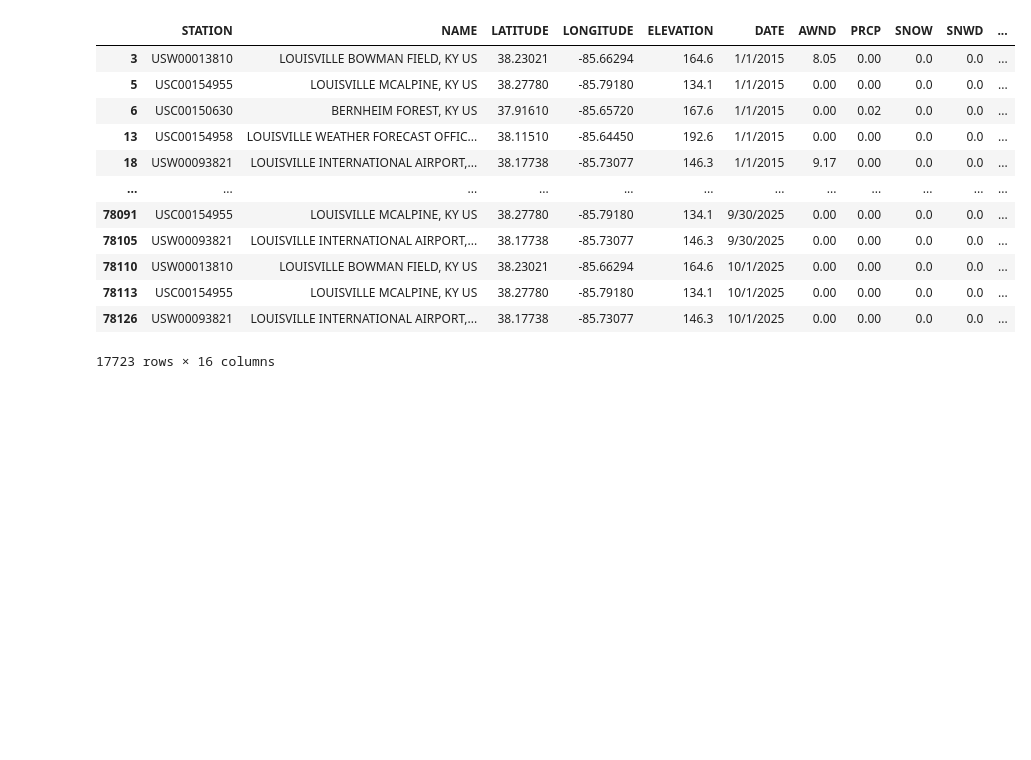
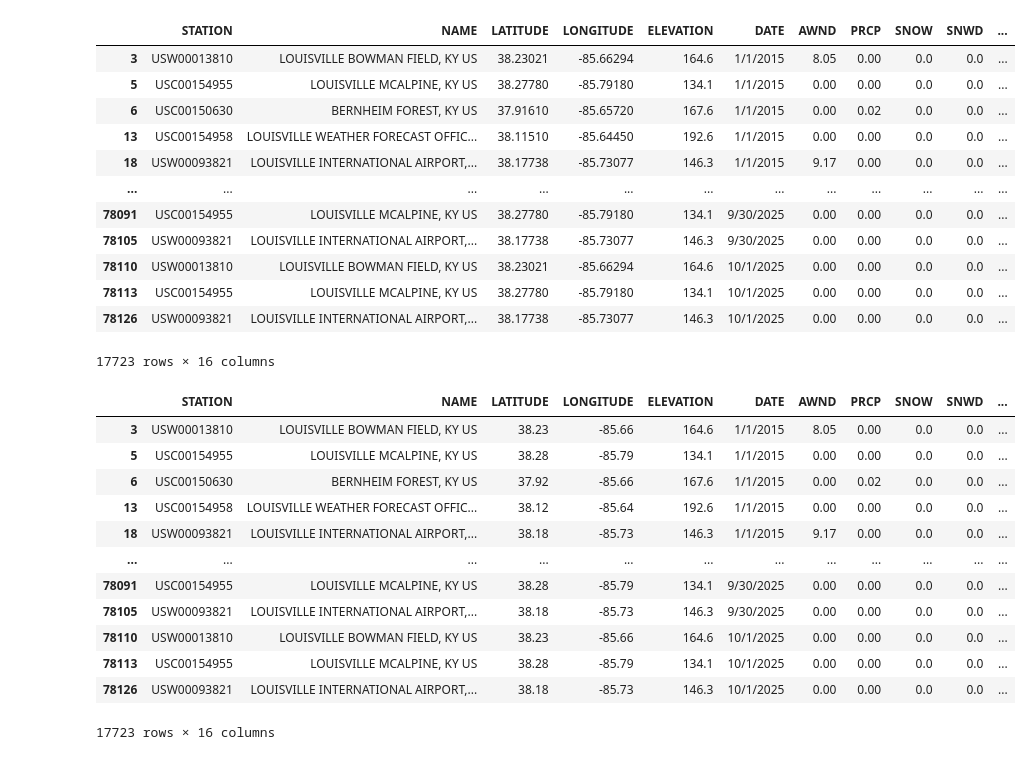
Before and after one commit to eugeniaduke/Is_Tornado_Activity_Increasing, a Jupyter notebook: Notebooks/data_cleaning_weather.ipynb, the cells around one changed output. Saved outputs shown, nothing was run; the diff lists cells and outputs as text; code cells hidden in the pictures; blank space fills up the shorter version.

```diff
--- a/Notebooks/data_cleaning_weather.ipynb
+++ b/Notebooks/data_cleaning_weather.ipynb
@@ -129,3 +133,20 @@ weather_detail_df
 | 78113 | USC00154955 | LOUISVILLE MCALPINE, KY US | 38.27780 | -85.79180 | 134.1 | 10/1/2025 | 0.00 | 0.00 | 0.0 | 0.0 | ... |
 | 78126 | USW00093821 | LOUISVILLE INTERNATIONAL AIRPORT,... | 38.17738 | -85.73077 | 146.3 | 10/1/2025 | 0.00 | 0.00 | 0.0 | 0.0 | ... |
 17723 rows × 16 columns
+# %%
+weather_detail_df[['LATITUDE','LONGITUDE']] = weather_detail_df[['LATITUDE','LONGITUDE']].round(2)
+weather_detail_df
+# %% [output]
+|  | STATION | NAME | LATITUDE | LONGITUDE | ELEVATION | DATE | AWND | PRCP | SNOW | SNWD | ... |
+| 3 | USW00013810 | LOUISVILLE BOWMAN FIELD, KY US | 38.23 | -85.66 | 164.6 | 1/1/2015 | 8.05 | 0.00 | 0.0 | 0.0 | ... |
+| 5 | USC00154955 | LOUISVILLE MCALPINE, KY US | 38.28 | -85.79 | 134.1 | 1/1/2015 | 0.00 | 0.00 | 0.0 | 0.0 | ... |
+| 6 | USC00150630 | BERNHEIM FOREST, KY US | 37.92 | -85.66 | 167.6 | 1/1/2015 | 0.00 | 0.02 | 0.0 | 0.0 | ... |
+| 13 | USC00154958 | LOUISVILLE WEATHER FORECAST OFFIC... | 38.12 | -85.64 | 192.6 | 1/1/2015 | 0.00 | 0.00 | 0.0 | 0.0 | ... |
+| 18 | USW00093821 | LOUISVILLE INTERNATIONAL AIRPORT,... | 38.18 | -85.73 | 146.3 | 1/1/2015 | 9.17 | 0.00 | 0.0 | 0.0 | ... |
+| ... | ... | ... | ... | ... | ... | ... | ... | ... | ... | ... | ... |
+| 78091 | USC00154955 | LOUISVILLE MCALPINE, KY US | 38.28 | -85.79 | 134.1 | 9/30/2025 | 0.00 | 0.00 | 0.0 | 0.0 | ... |
+| 78105 | USW00093821 | LOUISVILLE INTERNATIONAL AIRPORT,... | 38.18 | -85.73 | 146.3 | 9/30/2025 | 0.00 | 0.00 | 0.0 | 0.0 | ... |
+| 78110 | USW00013810 | LOUISVILLE BOWMAN FIELD, KY US | 38.23 | -85.66 | 164.6 | 10/1/2025 | 0.00 | 0.00 | 0.0 | 0.0 | ... |
+| 78113 | USC00154955 | LOUISVILLE MCALPINE, KY US | 38.28 | -85.79 | 134.1 | 10/1/2025 | 0.00 | 0.00 | 0.0 | 0.0 | ... |
+| 78126 | USW00093821 | LOUISVILLE INTERNATIONAL AIRPORT,... | 38.18 | -85.73 | 146.3 | 10/1/2025 | 0.00 | 0.00 | 0.0 | 0.0 | ... |
+17723 rows × 16 columns
```
Also changed, not shown: parts of 4 cells of this notebook, 2 other files.
